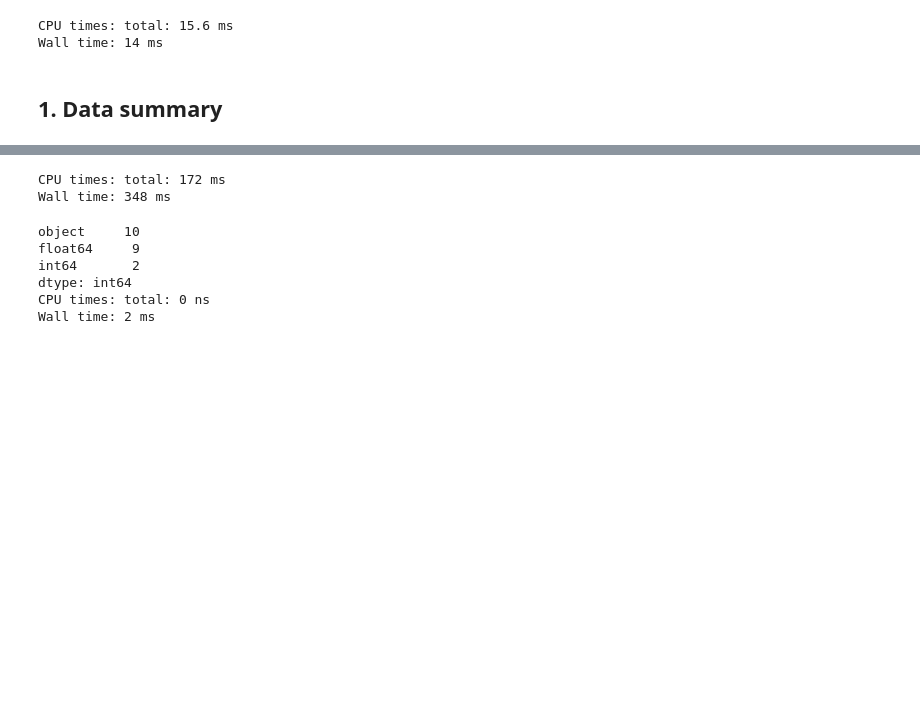
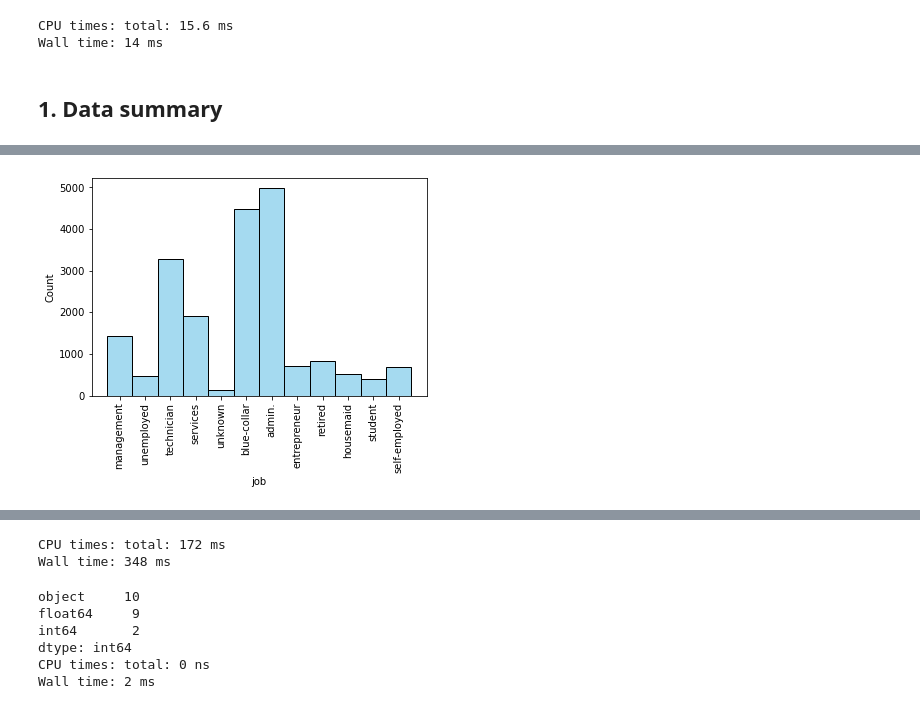
Before and after one commit to Wajiharfaoui/Bank-Telemarketing-Outcome-Prediction, a Jupyter notebook: code_final.ipynb, the cells around one changed output, grey strips where cells are left out. Drawn from its saved outputs; the diff is of its cells as text; code cells hidden in the pictures; blank space fills up the shorter version.

```diff
--- a/code_final.ipynb
+++ b/code_final.ipynb
@@ -245,0 +259,7 @@ def plot_learning_curve(
+# %%
+import seaborn as sns
+import matplotlib.pyplot as plt
+plot = sns.histplot(data=train, x="job", color="skyblue", label="Sepal Length", kde=False)
+plot.tick_params(axis='x', rotation=90)
+# %% [output]
+[figure, added]
```
Also changed, not shown: parts of 17 cells of this notebook.
